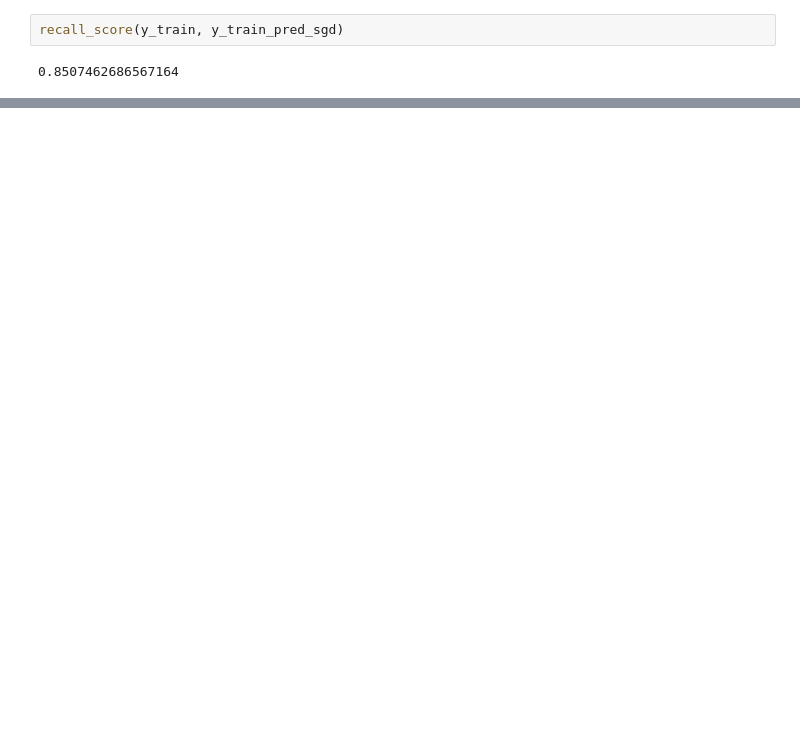
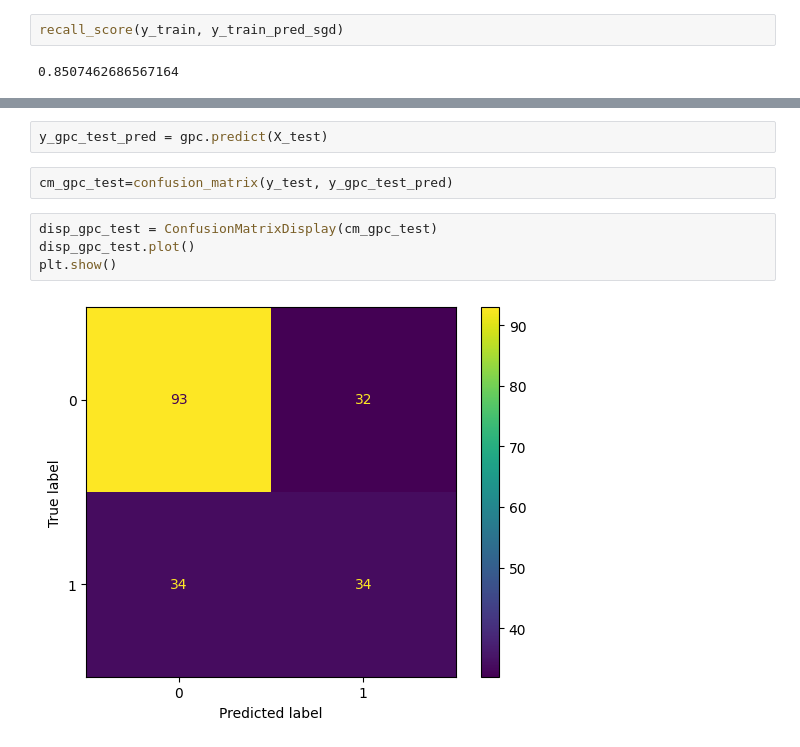
Before and after one commit to gvklinker/Machine-Learning, a Jupyter notebook: Classification_Diagnosing_Diabetes.ipynb, the cells around one changed output, grey strips where cells are left out. Cells and saved outputs as stored; diff of their text form; blank space fills up the shorter version.

```diff
--- a/Classification_Diagnosing_Diabetes.ipynb
+++ b/Classification_Diagnosing_Diabetes.ipynb
@@ -213,0 +226,10 @@ recall_score(y_train, y_train_pred_sgd)
+# %%
+y_gpc_test_pred = gpc.predict(X_test)
+# %%
+cm_gpc_test=confusion_matrix(y_test, y_gpc_test_pred)
+# %%
+disp_gpc_test = ConfusionMatrixDisplay(cm_gpc_test)
+disp_gpc_test.plot()
+plt.show()
+# %% [output]
+[figure, added]
```
Also changed, not shown: parts of 5 cells of this notebook.
